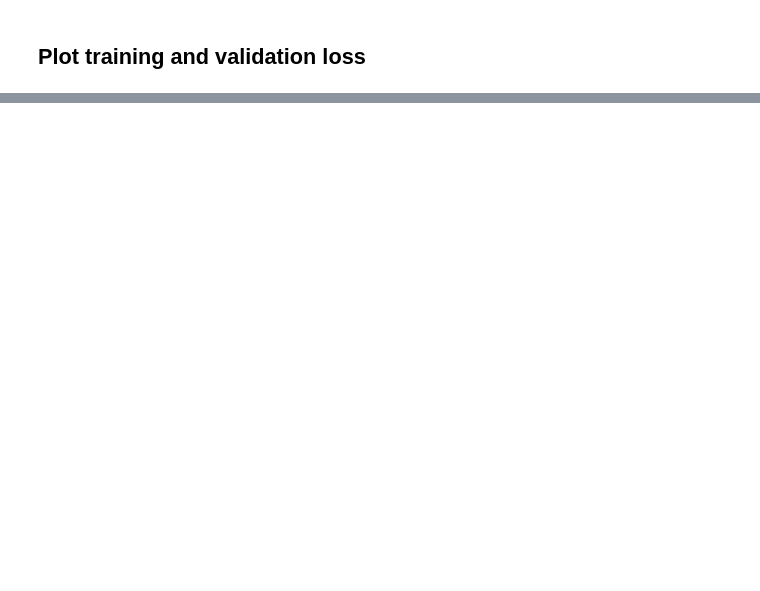
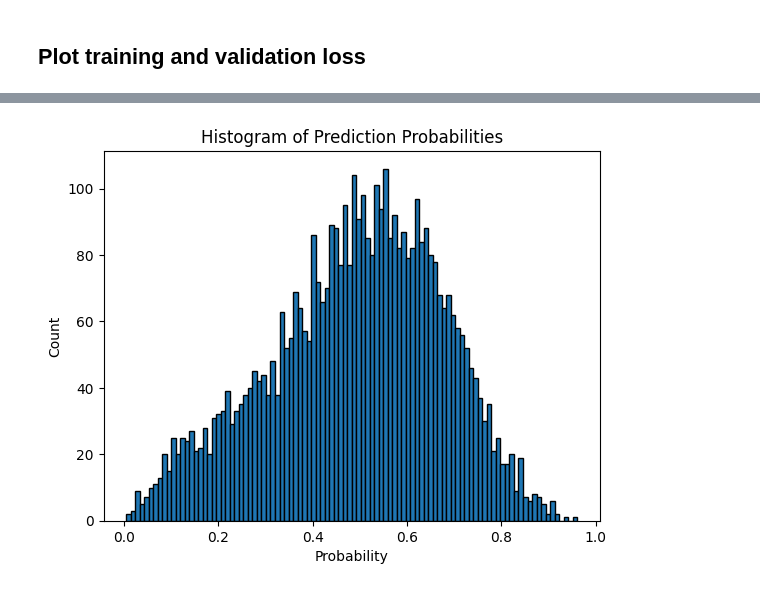
Before and after one commit to RSBalchII/cohort-15-data-science, a Jupyter notebook: Colab_Notebooks/Module_6_Deep_Learning/Projects/Project_6_ID_CatDog.ipynb, the cells around one changed output, grey strips where cells are left out. Saved outputs shown, nothing was run; the diff lists cells and outputs as text; code cells hidden in the pictures; blank space fills up the shorter version.

```diff
--- a/Colab_Notebooks/Module_6_Deep_Learning/Projects/Project_6_ID_CatDog.ipynb
+++ b/Colab_Notebooks/Module_6_Deep_Learning/Projects/Project_6_ID_CatDog.ipynb
@@ -237,0 +262,11 @@ plt.show()
+# %%
+# Get predictions on the test set
+test_predictions = model.predict(X_test)
+
+# Plot histogram of probabilities
+plt.hist(test_predictions, bins=100, edgecolor='black')
+plt.title('Histogram of Prediction Probabilities')
+plt.xlabel('Probability')
+plt.ylabel('Count')
+plt.show()
+# %% [output]
@@ -237,0 +276 @@ plt.show()
+[figure, added]
```
Also changed, not shown: parts of 13 cells of this notebook, 11 other files.
